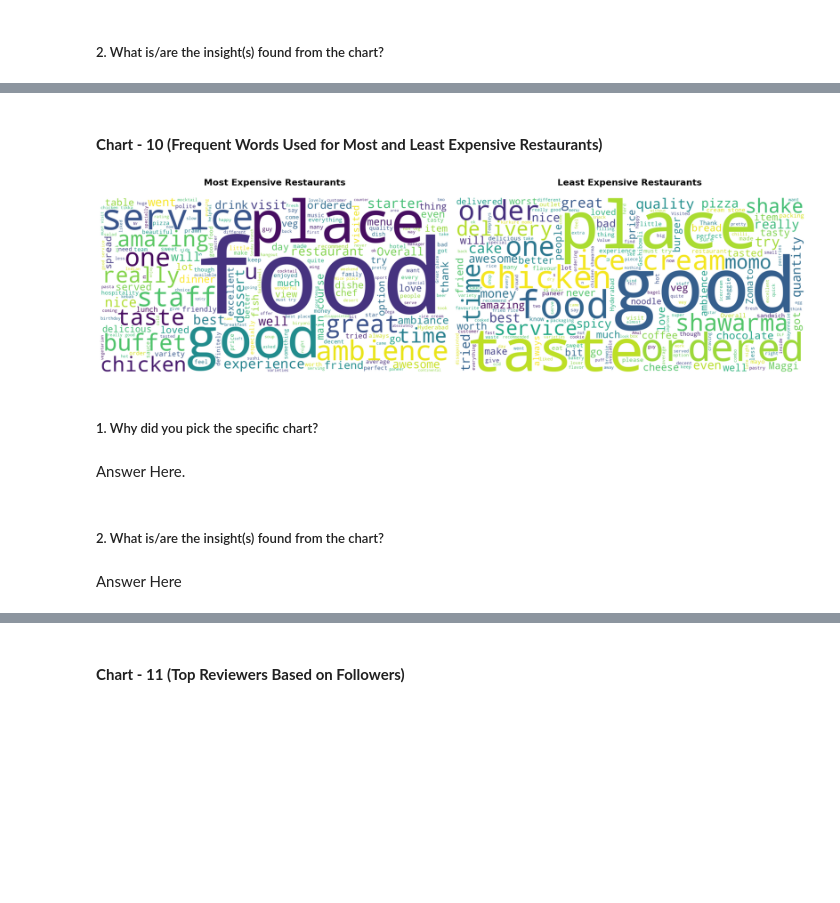
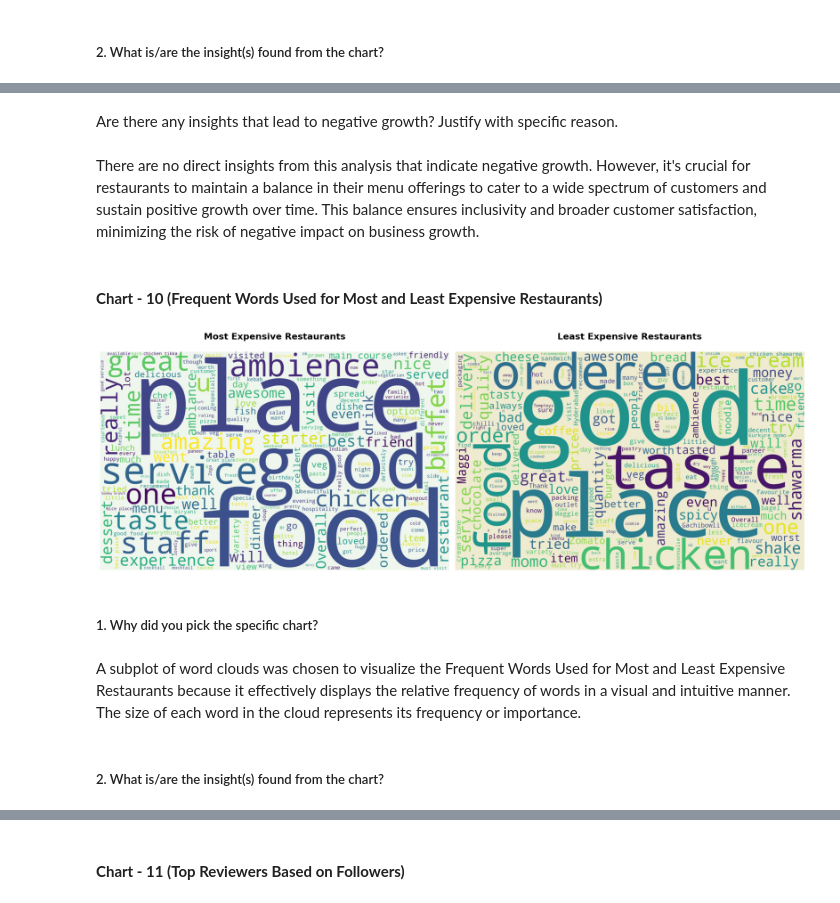
Before and after one commit to ShubhPathania/Zomato-Restaurant-Clustering-and-Sentiment-Analysis, a Jupyter notebook: Zomato_Restaurant_Clustering_and_Sentiment_Analysis.ipynb, the cells around one changed output, grey strips where cells are left out. Saved outputs shown, nothing was run; the diff lists cells and outputs as text; code cells hidden in the pictures; blank space fills up the shorter version.

```diff
--- a/Zomato_Restaurant_Clustering_and_Sentiment_Analysis.ipynb
+++ b/Zomato_Restaurant_Clustering_and_Sentiment_Analysis.ipynb
@@ -1211,46 +1330,52 @@ Answer Here
+# %% [markdown]
+Are there any insights that lead to negative growth? Justify with specific reason.
+# %% [markdown]
+There are no direct insights from this analysis that indicate negative growth. However, it's crucial for restaurants to maintain a balance in their menu offerings to cater to a wide spectrum of customers and sustain positive growth over time. This balance ensures inclusivity and broader customer satisfaction, minimizing the risk of negative impact on business growth.
 # %% [markdown]
 #### **Chart - 10 (Frequent Words Used for Most and Least Expensive Restaurants)**
 # %%
 # Filter the most expensive and least expensive restaurants
 most_expensive_restaurants = most_expensive['Restaurant']
 least_expensive_restaurants = least_expensive['Restaurant']
 
 # Extract reviews for the most expensive restaurants
-most_expensive_reviews = merged_df[merged_df['Restaurant'].isin(most_expensive_restaurants)]['Review'].dropna().tolist()
-least_expensive_reviews = merged_df[merged_df['Restaurant'].isin(least_expensive_restaurants)]['Review'].dropna().tolist()
+most_expensive_reviews = merged_df[merged_df['Restaurant'].isin(most_expensive_restaurants)] \
+              ['Review'].dropna().tolist()
+least_expensive_reviews = merged_df[merged_df['Restaurant'].isin(least_expensive_restaurants)] \
+              ['Review'].dropna().tolist()
 
 # Combine all reviews into one string
 most_expensive_reviews_text = ' '.join(most_expensive_reviews)
 least_expensive_reviews_text = ' '.join(least_expensive_reviews)
 
 # Generate word cloud for most expensive restaurants
-most_expensive_wordcloud = WordCloud(width=1600, height=800, background_color='white').generate(most_expensive_reviews_text)
+most_expensive_wordcloud = WordCloud(width= 1600, height= 1000, background_color='#eff6ee') \
+              .generate(most_expensive_reviews_text)
 
 # Generate word cloud for least expensive restaurants
-least_expensive_wordcloud = WordCloud(width=1600, height=800, background_color='white').generate(least_expensive_reviews_text)
+least_expensive_wordcloud = WordCloud(width= 1600, height= 1000, background_color='#eeebd0') \
+              .generate(least_expensive_reviews_text)
 
 # Plot the word clouds
-fig, axes = plt.subplots(1, 2, figsize=(18, 12))
+fig, axes = plt.subplots(1, 2, figsize= (18, 12))
 
 # Most expensive restaurants word cloud
 axes[0].imshow(most_expensive_wordcloud, interpolation='bilinear')
 axes[0].set_title('Most Expensive Restaurants\n', size=16, weight='bold')
 axes[0].axis('off')
 
 # Least expensive restaurants word cloud
 axes[1].imshow(least_expensive_wordcloud, interpolation='bilinear')
 axes[1].set_title('Least Expensive Restaurants\n', size=16, weight='bold')
 axes[1].axis('off')
 
 plt.tight_layout()
 plt.show()
 # %% [output]
-[figure, old version]
+[figure, new version]
 # %% [markdown]
 ##### 1. Why did you pick the specific chart?
-# %% [markdown]
-Answer Here.
+# %% [markdown]
+A subplot of word clouds was chosen to visualize the Frequent Words Used for Most and Least Expensive Restaurants because it effectively displays the relative frequency of words in a visual and intuitive manner. The size of each word in the cloud represents its frequency or importance.
 # %% [markdown]
 ##### 2. What is/are the insight(s) found from the chart?
-# %% [markdown]
-Answer Here
```
Also changed, not shown: parts of 117 cells of this notebook.
